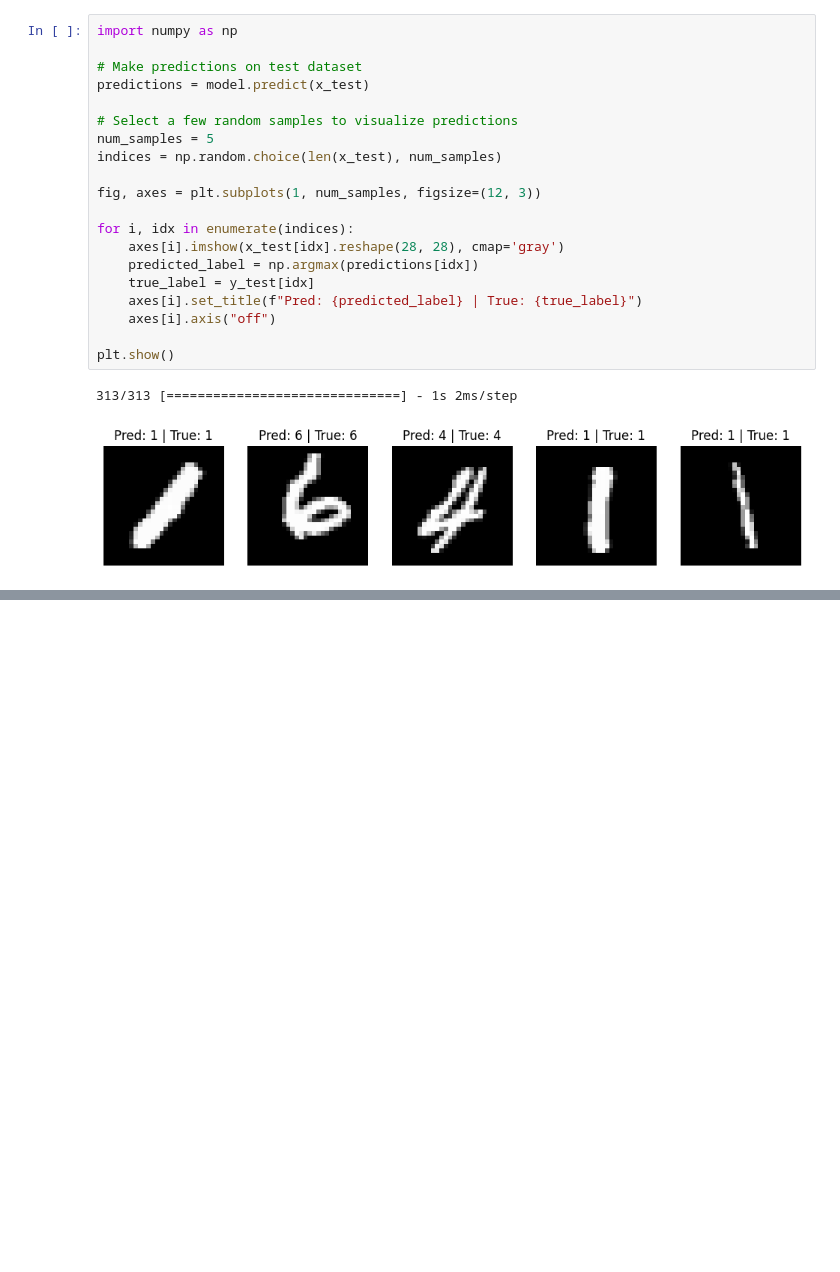
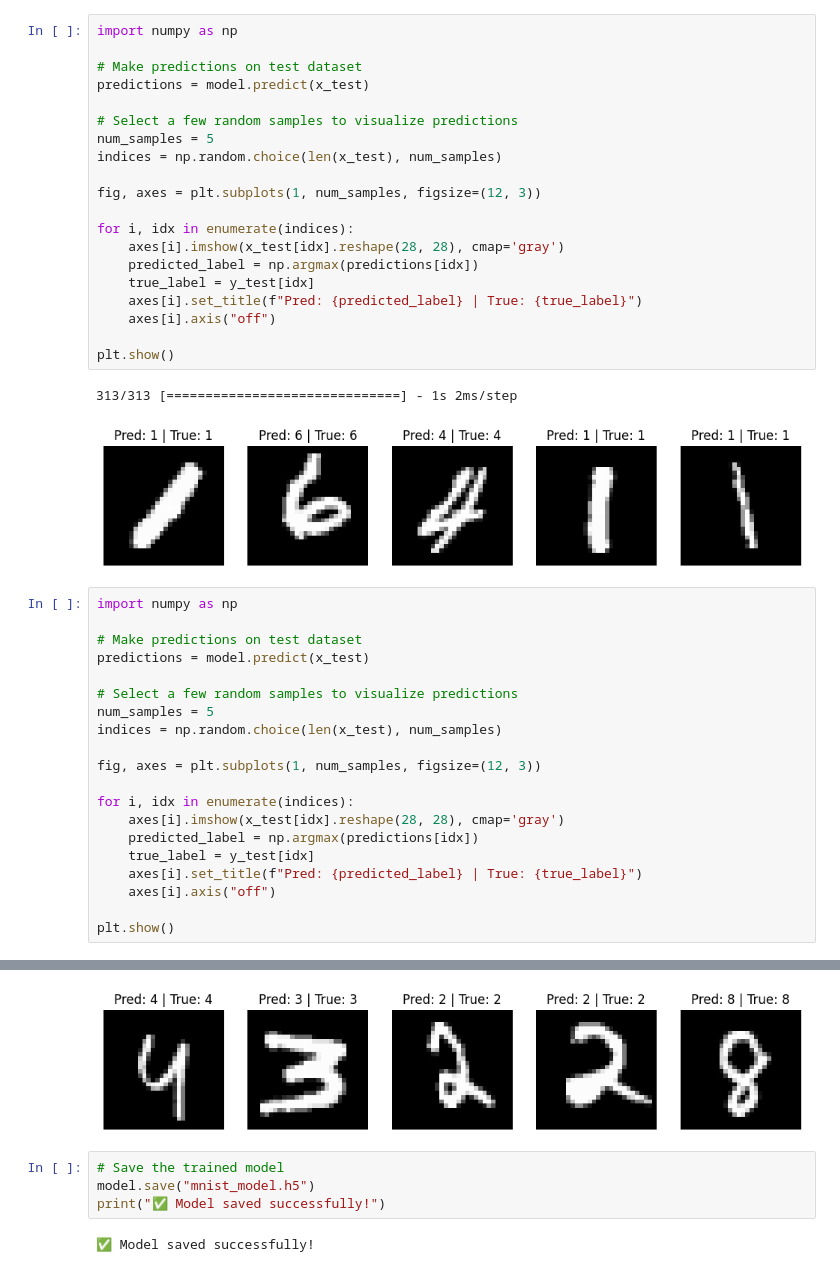
Before and after one commit to azariana/AI_and_CV_Projects, a Jupyter notebook: Image_Classification_CV_Project/mnist_classification.ipynb, the cells around one changed output, grey strips where cells are left out. Cells and saved outputs as stored; diff of their text form; blank space fills up the shorter version.

```diff
--- a/Image_Classification_CV_Project/mnist_classification.ipynb
+++ b/Image_Classification_CV_Project/mnist_classification.ipynb
@@ -192,3 +162,24 @@ plt.show()
 # %% [output]
 313/313 [==============================] - 1s 2ms/step
 [figure]
+# %%
+import numpy as np
+
+# Make predictions on test dataset
+predictions = model.predict(x_test)
+
+# Select a few random samples to visualize predictions
+num_samples = 5
+indices = np.random.choice(len(x_test), num_samples)
+
+fig, axes = plt.subplots(1, num_samples, figsize=(12, 3))
+
+for i, idx in enumerate(indices):
+    axes[i].imshow(x_test[idx].reshape(28, 28), cmap='gray')
+    predicted_label = np.argmax(predictions[idx])
+    true_label = y_test[idx]
+    axes[i].set_title(f"Pred: {predicted_label} | True: {true_label}")
+    axes[i].axis("off")
+
+plt.show()
+# %% [output]
@@ -194,0 +187,7 @@ plt.show()
+[figure, added]
+# %%
+# Save the trained model
+model.save("mnist_model.h5")
+print("✅ Model saved successfully!")
+# %% [output]
+✅ Model saved successfully!
```
Also changed, not shown: parts of 7 cells of this notebook, 2 other files.
